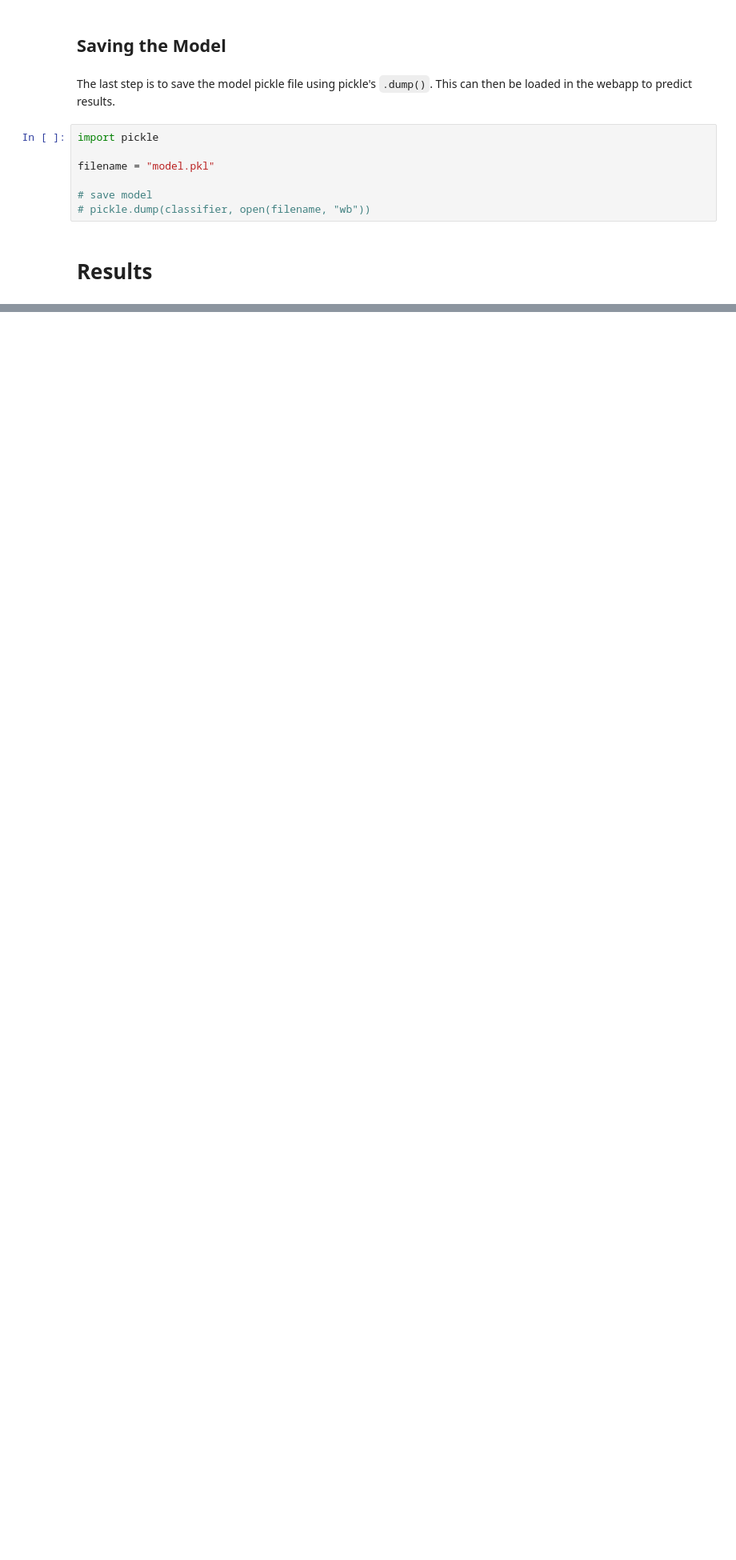
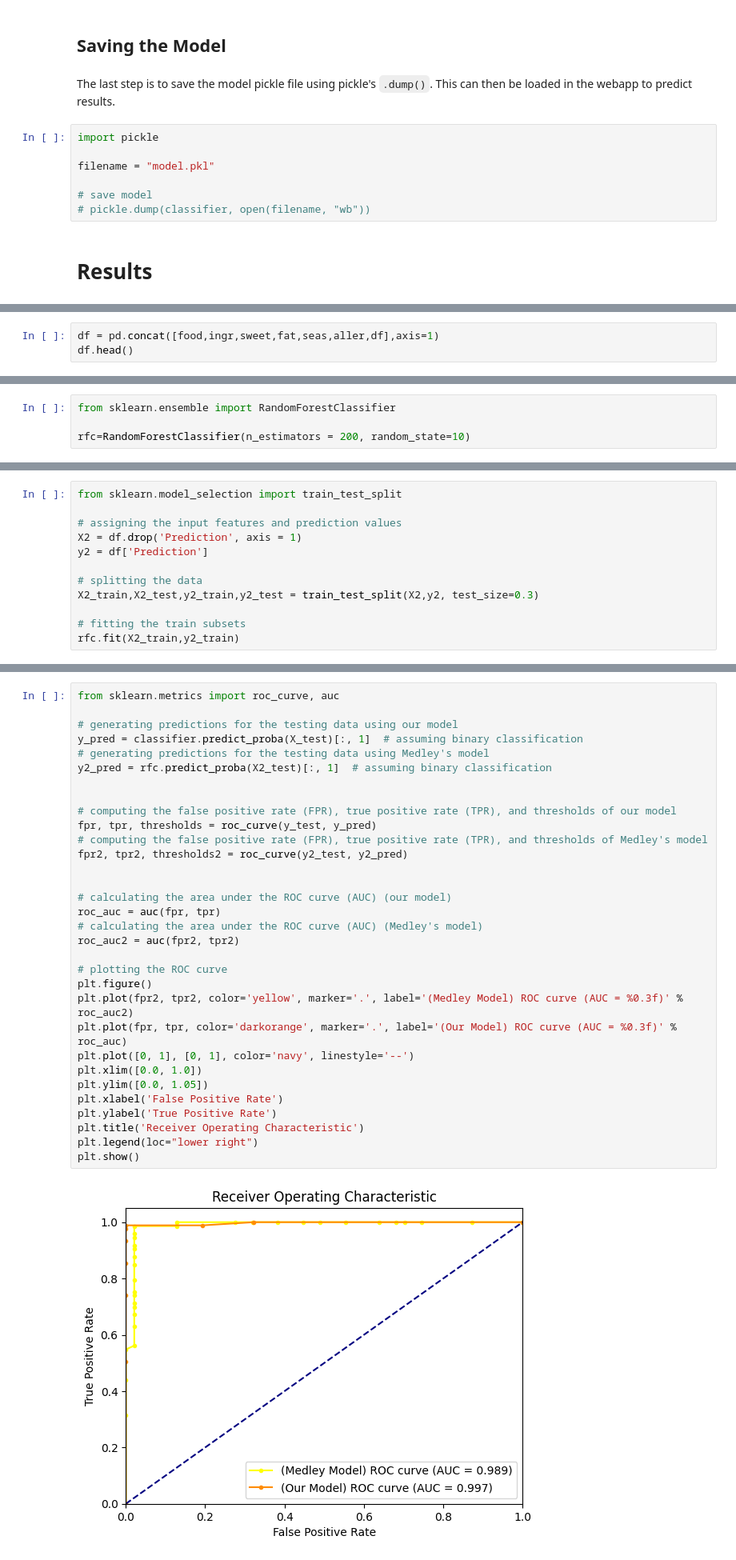
Before and after one commit to splasherzz/food-allergen-detector, a Jupyter notebook: project code/Project Code.ipynb, the cells around one changed output, grey strips where cells are left out. Shown: that part at 80% size. Drawn from its saved outputs; the diff is of its cells as text; blank space fills up the shorter version.

```diff
--- a/project code/Project Code.ipynb
+++ b/project code/Project Code.ipynb
@@ -530,0 +513,3 @@ When training the model, if a food product is said to not contain any allergens,
+# %%
+df = pd.concat([food,ingr,sweet,fat,seas,aller,df],axis=1)
+df.head()
@@ -530,0 +528,4 @@ When training the model, if a food product is said to not contain any allergens,
+# %%
+from sklearn.ensemble import RandomForestClassifier
+
+rfc=RandomForestClassifier(n_estimators = 200, random_state=10)
@@ -530,0 +535,12 @@ When training the model, if a food product is said to not contain any allergens,
+# %%
+from sklearn.model_selection import train_test_split
+
+# assigning the input features and prediction values
+X2 = df.drop('Prediction', axis = 1)
+y2 = df['Prediction']
+
+# splitting the data
+X2_train,X2_test,y2_train,y2_test = train_test_split(X2,y2, test_size=0.3)
+
+# fitting the train subsets
+rfc.fit(X2_train,y2_train)
@@ -530,0 +803,34 @@ When training the model, if a food product is said to not contain any allergens,
+# %%
+from sklearn.metrics import roc_curve, auc
+
+# generating predictions for the testing data using our model
+y_pred = classifier.predict_proba(X_test)[:, 1]  # assuming binary classification
+# generating predictions for the testing data using Medley's model
+y2_pred = rfc.predict_proba(X2_test)[:, 1]  # assuming binary classification
+
+
+# computing the false positive rate (FPR), true positive rate (TPR), and thresholds of our model
+fpr, tpr, thresholds = roc_curve(y_test, y_pred)
+# computing the false positive rate (FPR), true positive rate (TPR), and thresholds of Medley's model
+fpr2, tpr2, thresholds2 = roc_curve(y2_test, y2_pred)
+
+
+# calculating the area under the ROC curve (AUC) (our model)
+roc_auc = auc(fpr, tpr)
+# calculating the area under the ROC curve (AUC) (Medley's model)
+roc_auc2 = auc(fpr2, tpr2)
+
+# plotting the ROC curve
+plt.figure()
+plt.plot(fpr2, tpr2, color='yellow', marker='.', label='(Medley Model) ROC curve (AUC = %0.3f)' % roc_auc2)
+plt.plot(fpr, tpr, color='darkorange', marker='.', label='(Our Model) ROC curve (AUC = %0.3f)' % roc_auc)
+plt.plot([0, 1], [0, 1], color='navy', linestyle='--')
+plt.xlim([0.0, 1.0])
+plt.ylim([0.0, 1.05])
+plt.xlabel('False Positive Rate')
+plt.ylabel('True Positive Rate')
+plt.title('Receiver Operating Characteristic')
+plt.legend(loc="lower right")
+plt.show()
+# %% [output]
+[figure, added]
```
Also changed, not shown: parts of 59 cells of this notebook.
